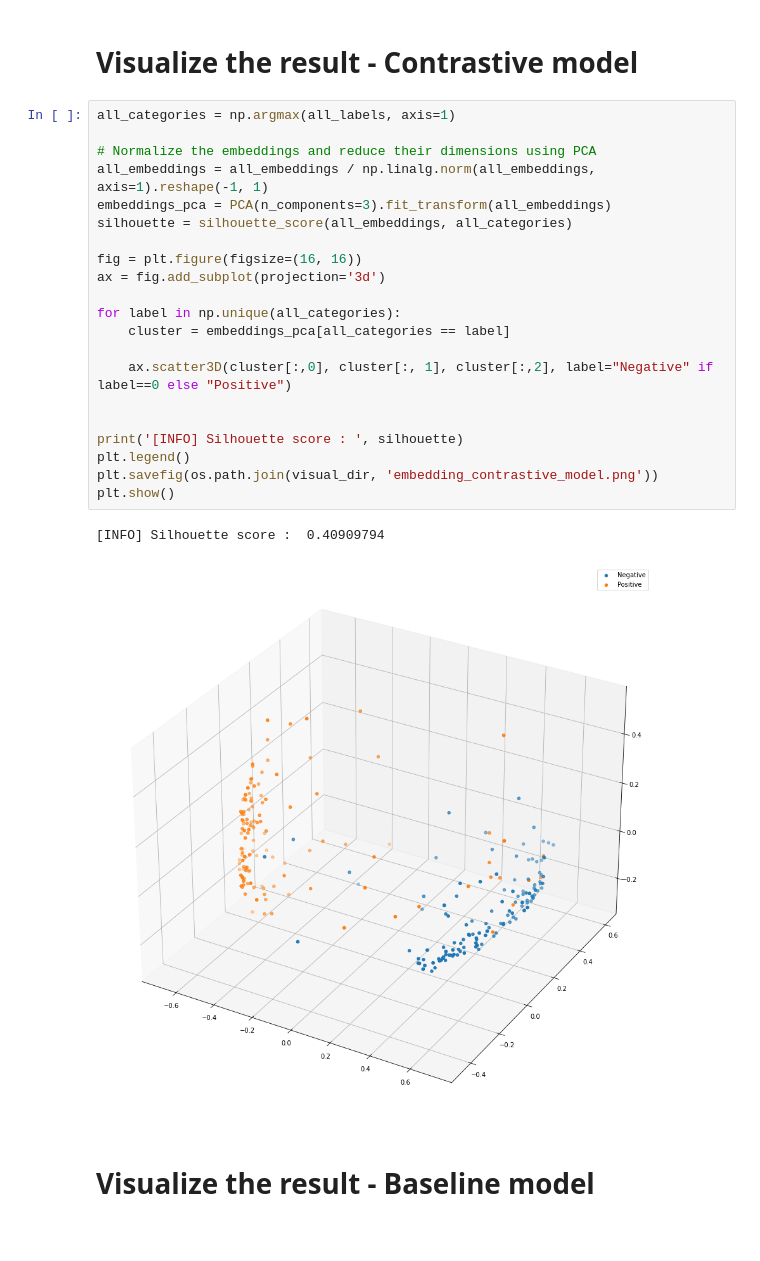
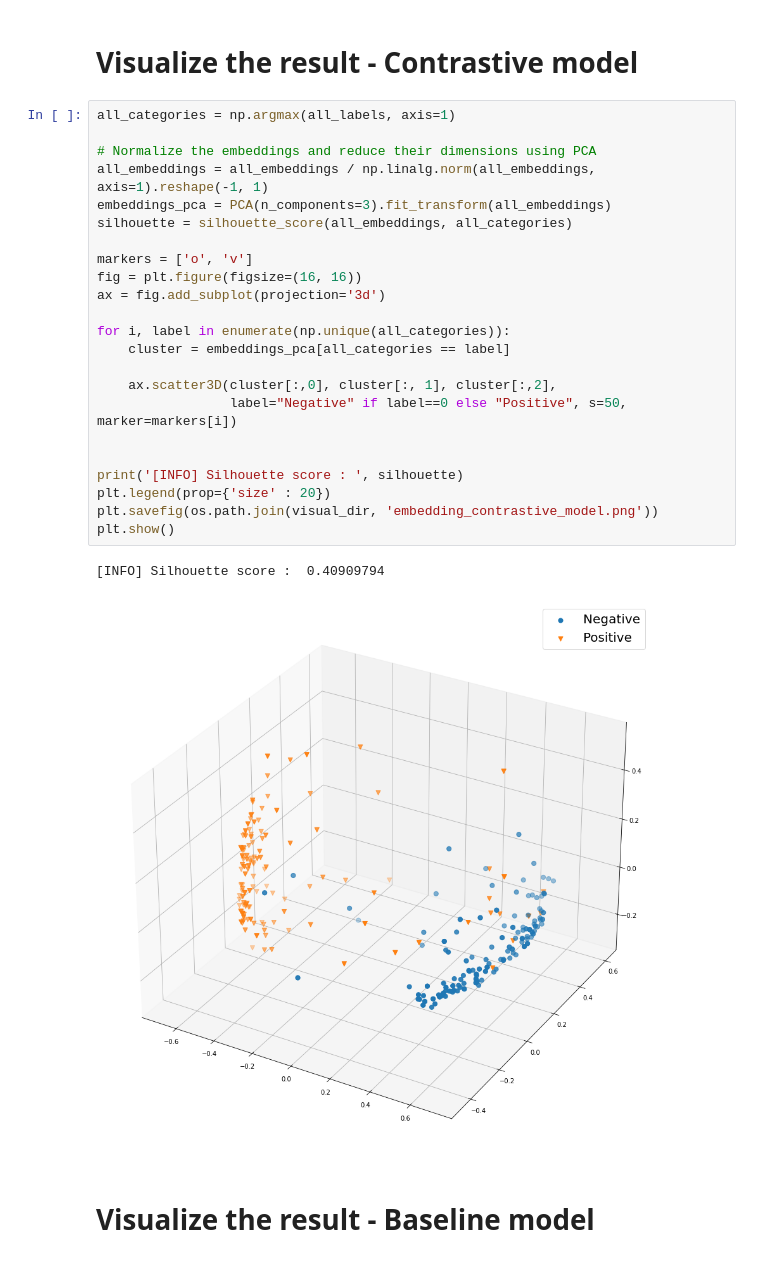
Before and after one commit to hieubkvn123/COVIDNet-Implementation, a Jupyter notebook: notebooks/ArcFaceTest.ipynb, the cells around one changed output. Saved outputs shown, nothing was run; the diff lists cells and outputs as text.

Commit message:
Updated figures

```diff
--- a/notebooks/ArcFaceTest.ipynb
+++ b/notebooks/ArcFaceTest.ipynb
@@ -174,27 +174,29 @@ with tqdm.tqdm(total = test_steps_per_epoch) as pbar:
 # %%
 all_categories = np.argmax(all_labels, axis=1)
 
 # Normalize the embeddings and reduce their dimensions using PCA
 all_embeddings = all_embeddings / np.linalg.norm(all_embeddings, axis=1).reshape(-1, 1)
 embeddings_pca = PCA(n_components=3).fit_transform(all_embeddings)
 silhouette = silhouette_score(all_embeddings, all_categories)
 
+markers = ['o', 'v']
 fig = plt.figure(figsize=(16, 16))
 ax = fig.add_subplot(projection='3d')
 
-for label in np.unique(all_categories):
+for i, label in enumerate(np.unique(all_categories)):
     cluster = embeddings_pca[all_categories == label]
 
-    ax.scatter3D(cluster[:,0], cluster[:, 1], cluster[:,2], label="Negative" if label==0 else "Positive")
+    ax.scatter3D(cluster[:,0], cluster[:, 1], cluster[:,2],
+                 label="Negative" if label==0 else "Positive", s=50, marker=markers[i])
 
 
 print('[INFO] Silhouette score : ', silhouette)
-plt.legend()
+plt.legend(prop={'size' : 20})
 plt.savefig(os.path.join(visual_dir, 'embedding_contrastive_model.png'))
 plt.show()
 # %% [output]
 [INFO] Silhouette score :  0.40909794
-[figure, old version]
+[figure, new version]
 # %% [markdown]
 # Visualize the result - Baseline model
 # %%
```
Also changed, not shown: parts of 1 cell of this notebook, 2 other files.
